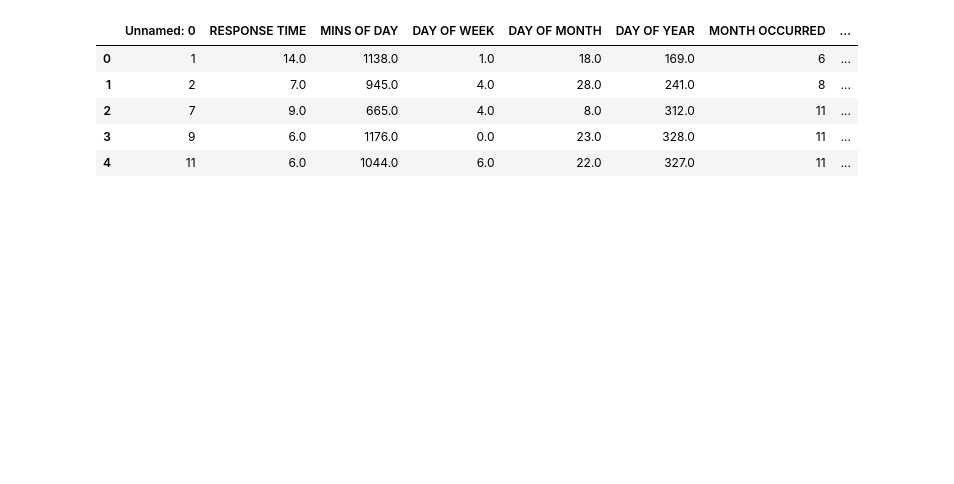
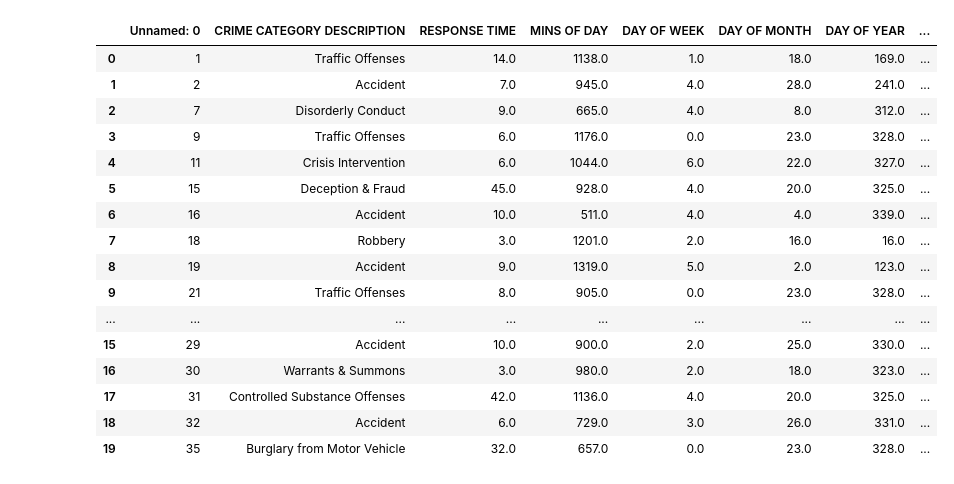
Before and after one commit to jlivshots/Response-time-analytics, a Jupyter notebook: train_model.ipynb, the cells around one changed output. Drawn from its saved outputs; the diff is of its cells as text; code cells hidden in the pictures; blank space fills up the shorter version.

```diff
--- a/train_model.ipynb
+++ b/train_model.ipynb
@@ -10,11 +20,23 @@ from prepare_data import read_data
 # %%
-incidents = read_data()
+# incidents = read_data()
+incidents = pd.read_csv('data/cleaned_data_no_zeros.csv', sep = None, dtype={'YEAR OCCURRED': np.int_, 'MONTH OCCURRED': np.int_,'GEO CODE': np.str_, 'CRIME CATEGORY DESCRIPTION': np.str_,}, engine = 'python')
 # %%
-incidents.head()
+incidents.head(20)
 # %% [output]
-|  | Unnamed: 0 | RESPONSE TIME | MINS OF DAY | DAY OF WEEK | DAY OF MONTH | DAY OF YEAR | MONTH OCCURRED | ... |
-| 0 | 1 | 14.0 | 1138.0 | 1.0 | 18.0 | 169.0 | 6 | ... |
-| 1 | 2 | 7.0 | 945.0 | 4.0 | 28.0 | 241.0 | 8 | ... |
-| 2 | 7 | 9.0 | 665.0 | 4.0 | 8.0 | 312.0 | 11 | ... |
-| 3 | 9 | 6.0 | 1176.0 | 0.0 | 23.0 | 328.0 | 11 | ... |
-| 4 | 11 | 6.0 | 1044.0 | 6.0 | 22.0 | 327.0 | 11 | ... |
+|  | Unnamed: 0 | CRIME CATEGORY DESCRIPTION | RESPONSE TIME | MINS OF DAY | DAY OF WEEK | DAY OF MONTH | DAY OF YEAR | ... |
+| 0 | 1 | Traffic Offenses | 14.0 | 1138.0 | 1.0 | 18.0 | 169.0 | ... |
+| 1 | 2 | Accident | 7.0 | 945.0 | 4.0 | 28.0 | 241.0 | ... |
+| 2 | 7 | Disorderly Conduct | 9.0 | 665.0 | 4.0 | 8.0 | 312.0 | ... |
+| 3 | 9 | Traffic Offenses | 6.0 | 1176.0 | 0.0 | 23.0 | 328.0 | ... |
+| 4 | 11 | Crisis Intervention | 6.0 | 1044.0 | 6.0 | 22.0 | 327.0 | ... |
+| 5 | 15 | Deception & Fraud | 45.0 | 928.0 | 4.0 | 20.0 | 325.0 | ... |
+| 6 | 16 | Accident | 10.0 | 511.0 | 4.0 | 4.0 | 339.0 | ... |
+| 7 | 18 | Robbery | 3.0 | 1201.0 | 2.0 | 16.0 | 16.0 | ... |
+| 8 | 19 | Accident | 9.0 | 1319.0 | 5.0 | 2.0 | 123.0 | ... |
+| 9 | 21 | Traffic Offenses | 8.0 | 905.0 | 0.0 | 23.0 | 328.0 | ... |
+| ... | ... | ... | ... | ... | ... | ... | ... | ... |
+| 15 | 29 | Accident | 10.0 | 900.0 | 2.0 | 25.0 | 330.0 | ... |
+| 16 | 30 | Warrants & Summons | 3.0 | 980.0 | 2.0 | 18.0 | 323.0 | ... |
+| 17 | 31 | Controlled Substance Offenses | 42.0 | 1136.0 | 4.0 | 20.0 | 325.0 | ... |
+| 18 | 32 | Accident | 6.0 | 729.0 | 3.0 | 26.0 | 331.0 | ... |
+| 19 | 35 | Burglary from Motor Vehicle | 32.0 | 657.0 | 0.0 | 23.0 | 328.0 | ... |
```
Also changed, not shown: parts of 19 cells of this notebook, 3 other files.
